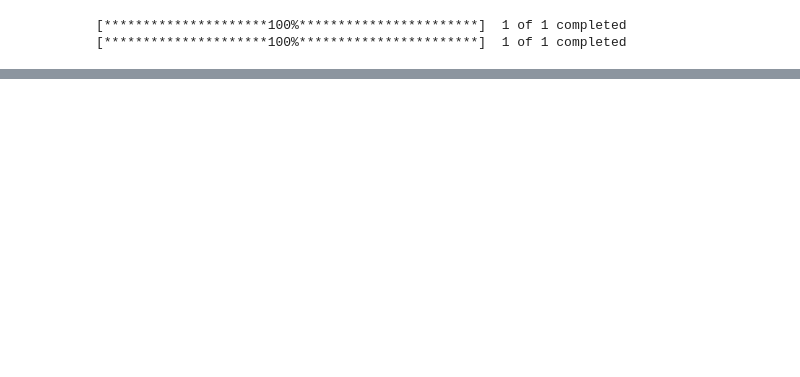
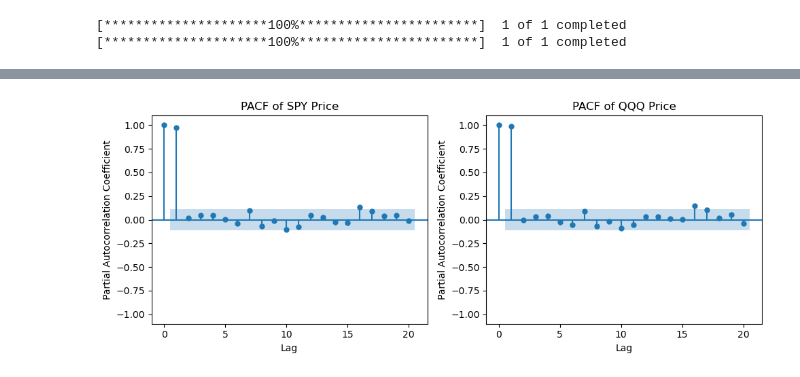
Before and after one commit to MC-Kangan/Algo_Trading_ETF_Analytics, a Jupyter notebook: etf_analysis.ipynb, the cells around one changed output, grey strips where cells are left out. Cells and saved outputs as stored; diff of their text form; code cells hidden in the pictures; blank space fills up the shorter version.

```diff
--- a/etf_analysis.ipynb
+++ b/etf_analysis.ipynb
@@ -64,0 +155,18 @@ plot_timeseries(QQQ_data, 'Open', 'QQQ')
+# %%
+# Plot the ACF
+fig, axs = plt.subplots(1, 2, figsize=(10, 4))
+plot_pacf(SPY_data[COL], lags=20, ax=axs[0])  # You can adjust the number of lags as needed
+axs[0].set_title('PACF of SPY Price')
+axs[0].set_xlabel('Lag')
+axs[0].set_ylabel('Partial Autocorrelation Coefficient')
+axs[0].set_ylim(-1.1, 1.1)
+
+plot_pacf(QQQ_data[COL], lags=20, ax=axs[1])  # You can adjust the number of lags as needed
+axs[1].set_title('PACF of QQQ Price')
+axs[1].set_xlabel('Lag')
+axs[1].set_ylabel('Partial Autocorrelation Coefficient')
+axs[1].set_ylim(-1.1, 1.1)
+plt.tight_layout()
+plt.show()
+# %% [output]
+[figure, added]
```
Also changed, not shown: parts of 12 cells of this notebook.
